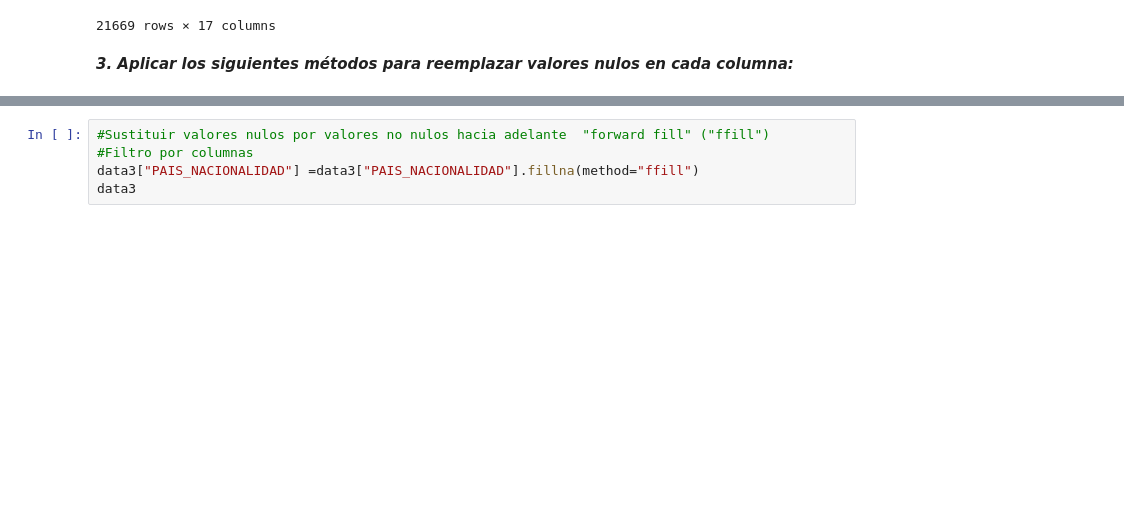
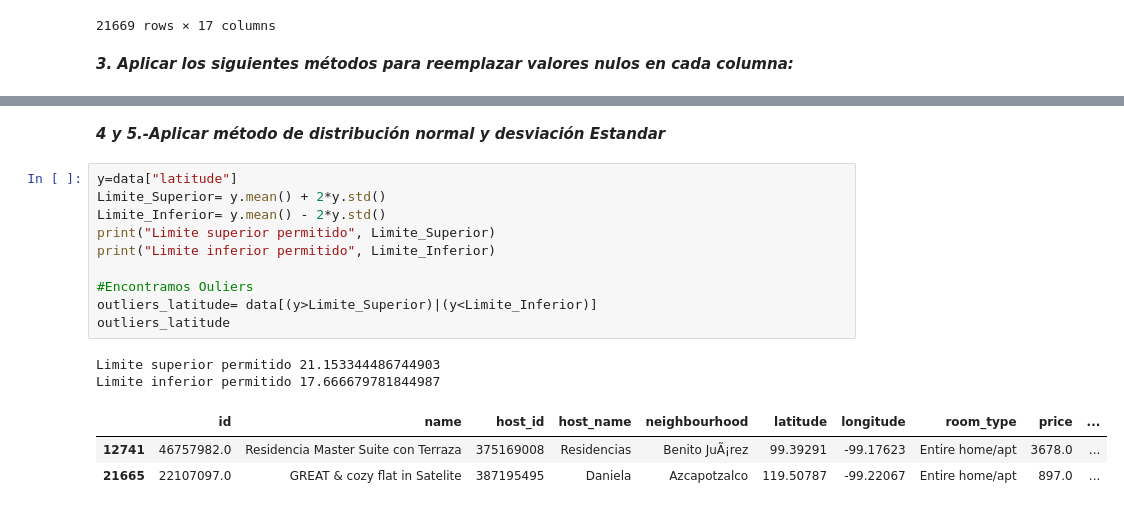
Before and after one commit to rodrigoruizteodoro/AIRBNB_ETAPA1, a Jupyter notebook: AIRBNB.ipynb, the cells around one changed output, grey strips where cells are left out. Drawn from its saved outputs; the diff is of its cells as text; blank space fills up the shorter version.

```diff
--- a/AIRBNB.ipynb
+++ b/AIRBNB.ipynb
@@ -46,5 +127,18 @@ valores_nulos
-# %%
-#Sustituir valores nulos por valores no nulos hacia adelante  "forward fill" ("ffill")
-#Filtro por columnas
-data3["PAIS_NACIONALIDAD"] =data3["PAIS_NACIONALIDAD"].fillna(method="ffill")
-data3
+# %% [markdown]
+*****4 y 5.-Aplicar método de distribución normal y desviación Estandar*****
+# %%
+y=data["latitude"]
+Limite_Superior= y.mean() + 2*y.std()
+Limite_Inferior= y.mean() - 2*y.std()
+print("Limite superior permitido", Limite_Superior)
+print("Limite inferior permitido", Limite_Inferior)
+
+#Encontramos Ouliers
+outliers_latitude= data[(y>Limite_Superior)|(y<Limite_Inferior)]
+outliers_latitude
+# %% [output]
+Limite superior permitido 21.153344486744903
+Limite inferior permitido 17.666679781844987
+|  | id | name | host_id | host_name | neighbourhood | latitude | longitude | room_type | price | ... |
+| 12741 | 46757982.0 | Residencia Master Suite con Terraza | 375169008 | Residencias | Benito JuÃ¡rez | 99.39291 | -99.17623 | Entire home/apt | 3678.0 | ... |
+| 21665 | 22107097.0 | GREAT & cozy flat in Satelite | 387195495 | Daniela | Azcapotzalco | 119.50787 | -99.22067 | Entire home/apt | 897.0 | ... |
```
Also changed, not shown: parts of 10 cells of this notebook.
